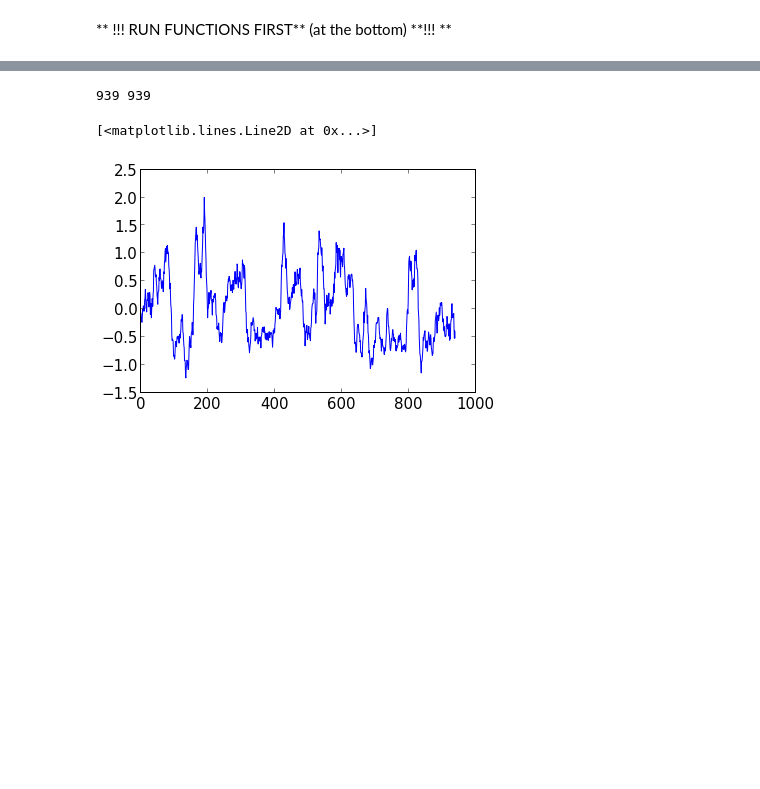
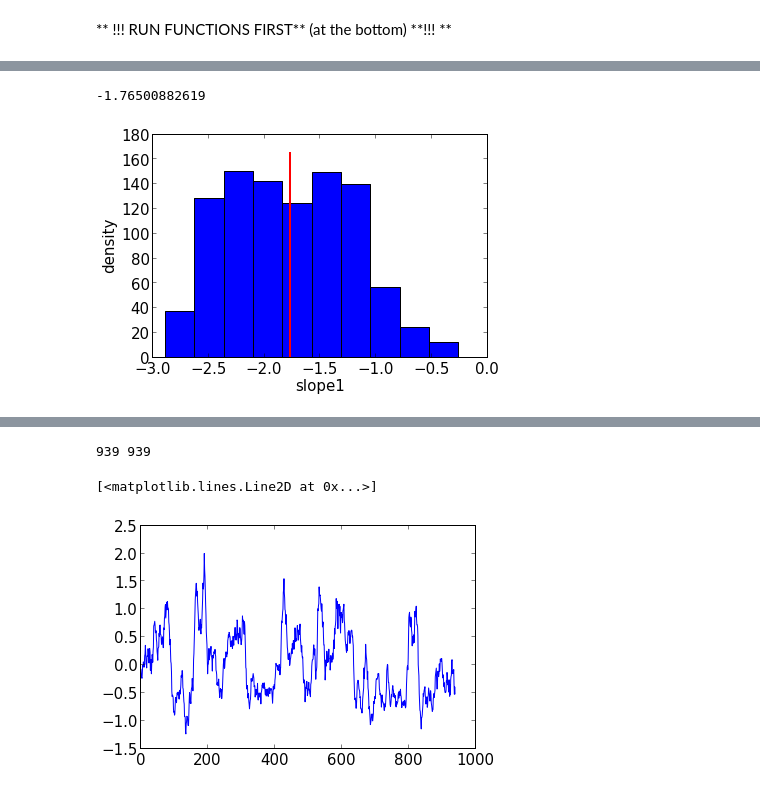
Before and after one commit to wazaahhh/hyperscanning, a Jupyter notebook: brainwaves_hyperscanning.ipynb, the cells around one changed output, grey strips where cells are left out. Saved outputs shown, nothing was run; the diff lists cells and outputs as text; code cells hidden in the pictures; blank space fills up the shorter version.

```diff
--- a/brainwaves_hyperscanning.ipynb
+++ b/brainwaves_hyperscanning.ipynb
@@ -138,0 +156,15 @@ loglog(ps1[i]/np.sum(ps1[i]),'r-')
+# %%
+def plotDensity(value):
+    H = histogram(value)
+    bar(H[1][:-1],H[0],width=float(np.diff(H[1][:2])))
+    y = np.linspace(0,max(H[0])*1.1,10)
+    x = np.zeros_like(y)+ np.mean(value)
+    plot(x,y,'r-',lw=2)
+    xlabel("slope1")
+    ylabel("density")
+    print np.mean(r['slope1'])
+# %%
+plotDensity(r['slope1'])
+# %% [output]
+-1.76500882619
+[figure, added]
```
Also changed, not shown: parts of 26 cells of this notebook.
